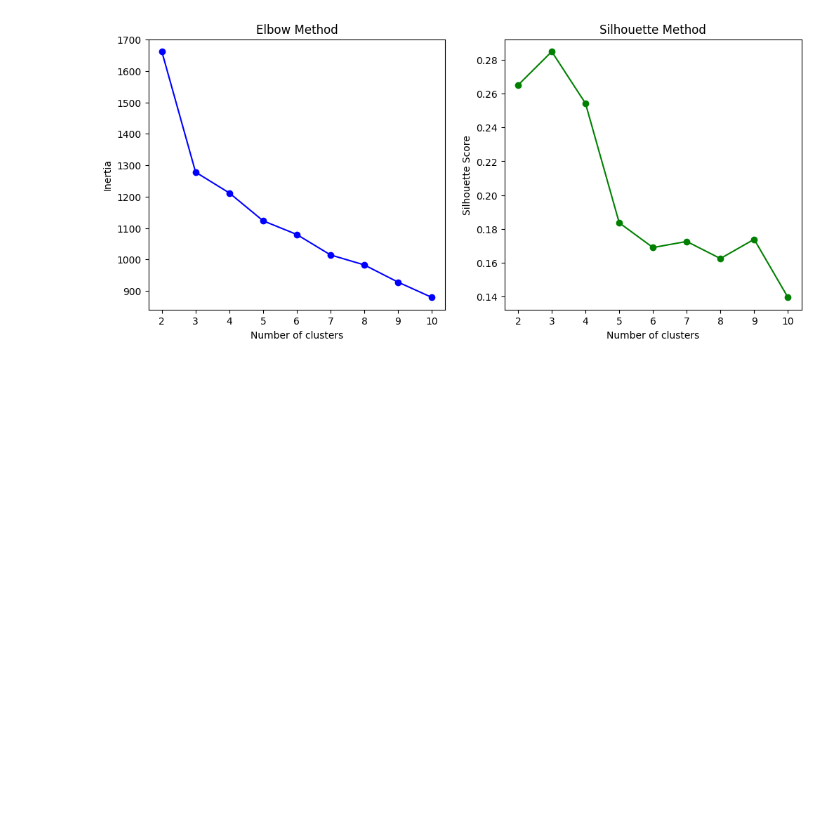
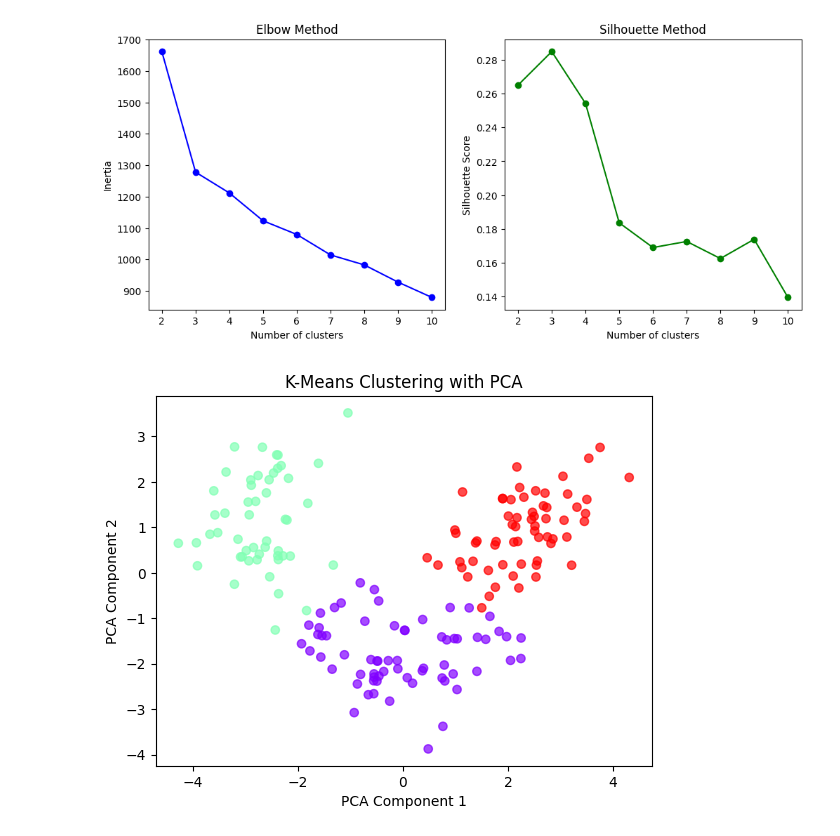
Before and after one commit to dinraj910/Unsupervised-Learning, a Jupyter notebook: KMenas/wine/k_means_wine.ipynb, the cells around one changed output. Cells and saved outputs as stored; diff of their text form; code cells hidden in the pictures; blank space fills up the shorter version.

```diff
--- a/KMenas/wine/k_means_wine.ipynb
+++ b/KMenas/wine/k_means_wine.ipynb
@@ -69,3 +71,20 @@ ax[1].set_ylabel('Silhouette Score')
 # %% [output]
 Text(0, 0.5, 'Silhouette Score')
 [figure]
+# %%
+# kmeans with optimal k = 3
+
+kmeans = KMeans(n_clusters=3,random_state=42)
+y_kmeans = kmeans.fit_predict(X_scaled)
+
+
+pca = PCA(n_components=2)
+X_pca = pca.fit_transform(X_scaled)
+
+plt.scatter(X_pca[:,0],X_pca[:,1],c=y_kmeans,cmap='rainbow',alpha=0.7)
+plt.title('K-Means Clustering with PCA')
+plt.xlabel('PCA Component 1')
+plt.ylabel('PCA Component 2')
+plt.show()
+# %% [output]
+[figure, added]
```
Also changed, not shown: parts of 4 cells of this notebook.
